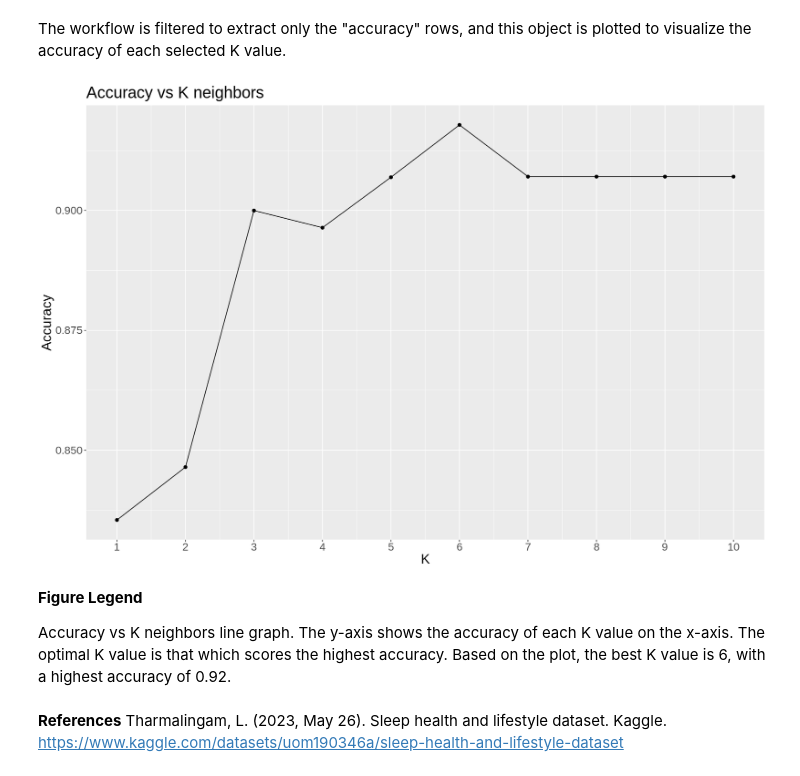
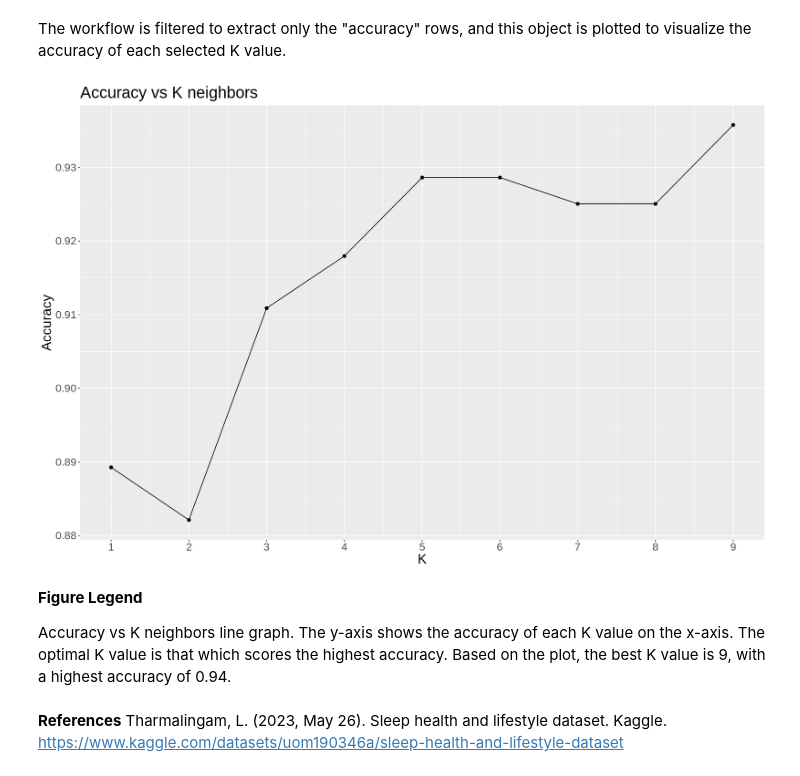
Before and after one commit to hlu10/group-18-dsci100, a Jupyter notebook: project_report.ipynb, the cells around one changed output. Drawn from its saved outputs; the diff is of its cells as text; code cells hidden in the pictures.

```diff
--- a/project_report.ipynb
+++ b/project_report.ipynb
@@ -171,0 +187,5 @@ Mean stress level (1-10)--where 1 represents lowest stress and 10 represents hig
+# %%
+final_sleep_data <- tidy_sleep_data |>
+    select(Age, Sleep.Duration, Systolic.BP, Diastolic.BP, Diagnosis)
+
+head(final_sleep_data)
@@ -174,3 +206,7 @@ Mean stress level (1-10)--where 1 represents lowest stress and 10 represents hig
+# %%
+sleep_split <- initial_split(final_sleep_data, prop = 0.75, strata = Diagnosis)
+sleep_train <- training(sleep_split)
+sleep_test <- testing(sleep_split)
 # %% [markdown]
 The training set is used to create a model specification and recipe for the model.
 # %%
@@ -189,5 +225,5 @@ K values 1 to 10 are selected and stored in a data frame to analyze in the subse
 # %%
-kgrid <- tibble(neighbors = seq(1:10))
+kgrid <- tibble(neighbors = seq(1:9))
 sleep_workflow <- workflow() |>
     add_recipe(sleep_recipe) |>
     add_model(sleep_spec) |>
@@ -200,23 +236,23 @@ The workflow is filtered to extract only the "accuracy" rows, and this object is
 # %%
 sleep_accuracy <- sleep_workflow |>
     filter(.metric == "accuracy")
 
 sleep_accuracy_plot <- sleep_accuracy |>
     ggplot(aes(x = neighbors, y = mean)) +
     geom_point(size = 2) +
     geom_line() +
     labs(x = "K", y = "Accuracy") +
     ggtitle("Accuracy vs K neighbors") +
-    scale_x_continuous(breaks = 1:10) +
+    scale_x_continuous(breaks = 1:9) +
     theme(text = element_text(size = 20))
 
 sleep_accuracy_plot
 # %% [output]
-[figure, old version]
+[figure, new version]
 # %% [markdown]
 **Figure Legend**
 
-Accuracy vs K neighbors line graph. The y-axis shows the accuracy of each K value on the x-axis. The optimal K value is that which scores the highest accuracy. Based on the plot, the best K value is 6, with a highest accuracy of 0.92.
+Accuracy vs K neighbors line graph. The y-axis shows the accuracy of each K value on the x-axis. The optimal K value is that which scores the highest accuracy. Based on the plot, the best K value is 9, with a highest accuracy of 0.94.
 # %% [markdown]
 **References**
 Tharmalingam, L. (2023, May 26). Sleep health and lifestyle dataset. Kaggle.    https://www.kaggle.com/datasets/uom190346a/sleep-health-and-lifestyle-dataset
```
Also changed, not shown: parts of 19 cells of this notebook.
